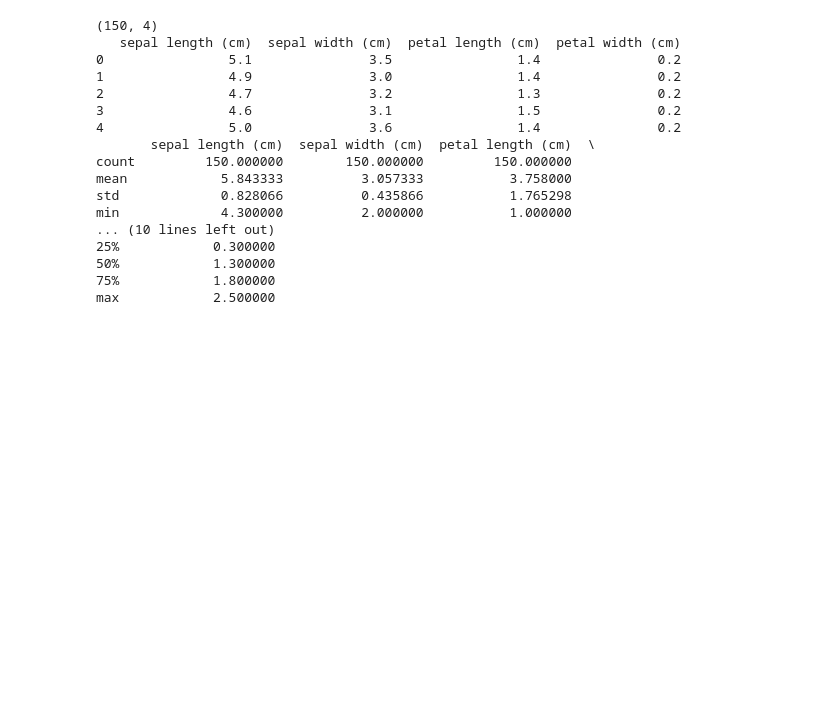
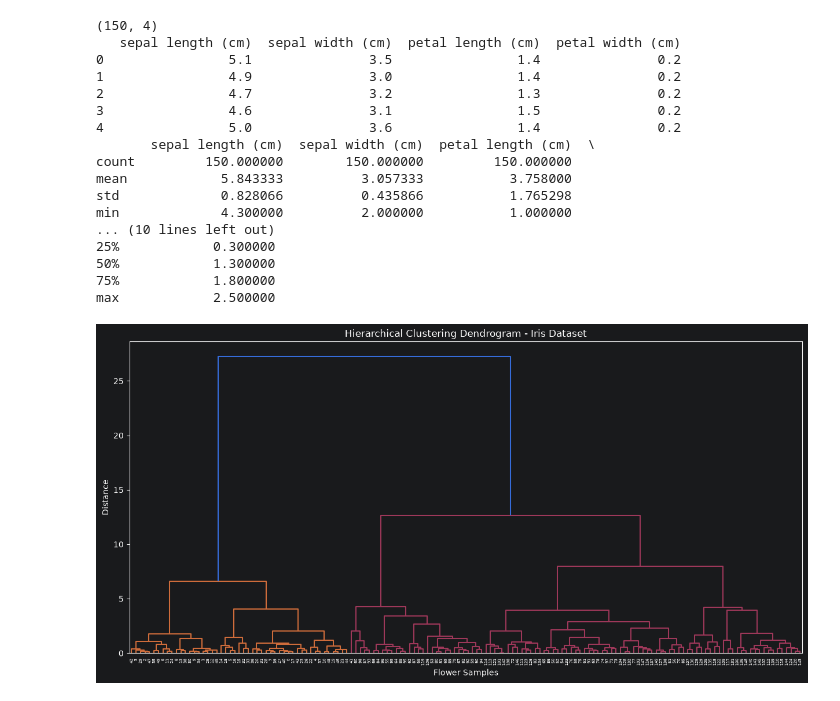
Before and after one commit to MUHAMMADZARYABKHAN-21/new.py, a Jupyter notebook: SCIKIT/Lesson27DendogramwithRealDataset.ipynb, the cells around one changed output. Saved outputs shown, nothing was run; the diff lists cells and outputs as text; code cells hidden in the pictures; blank space fills up the shorter version.

```diff
--- a/SCIKIT/Lesson27DendogramwithRealDataset.ipynb
+++ b/SCIKIT/Lesson27DendogramwithRealDataset.ipynb
@@ -49,0 +57,12 @@ max            2.500000
+# %%
+plt.figure(figsize=(15, 7))
+
+dendrogram(Z)
+
+plt.title("Hierarchical Clustering Dendrogram - Iris Dataset")
+plt.xlabel("Flower Samples")
+plt.ylabel("Distance")
+
+plt.show()
+# %% [output]
+[figure, added]
```
Also changed, not shown: parts of 3 cells of this notebook.
